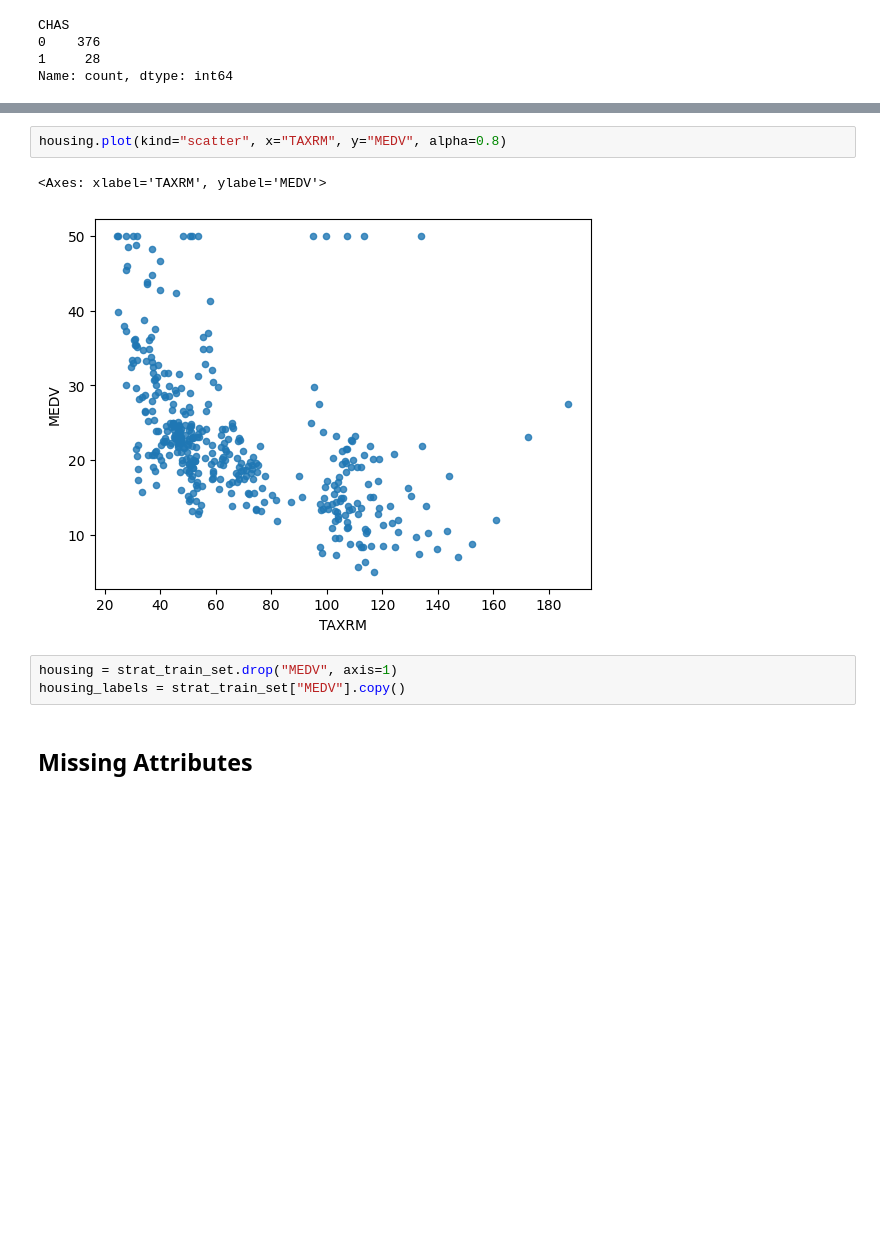
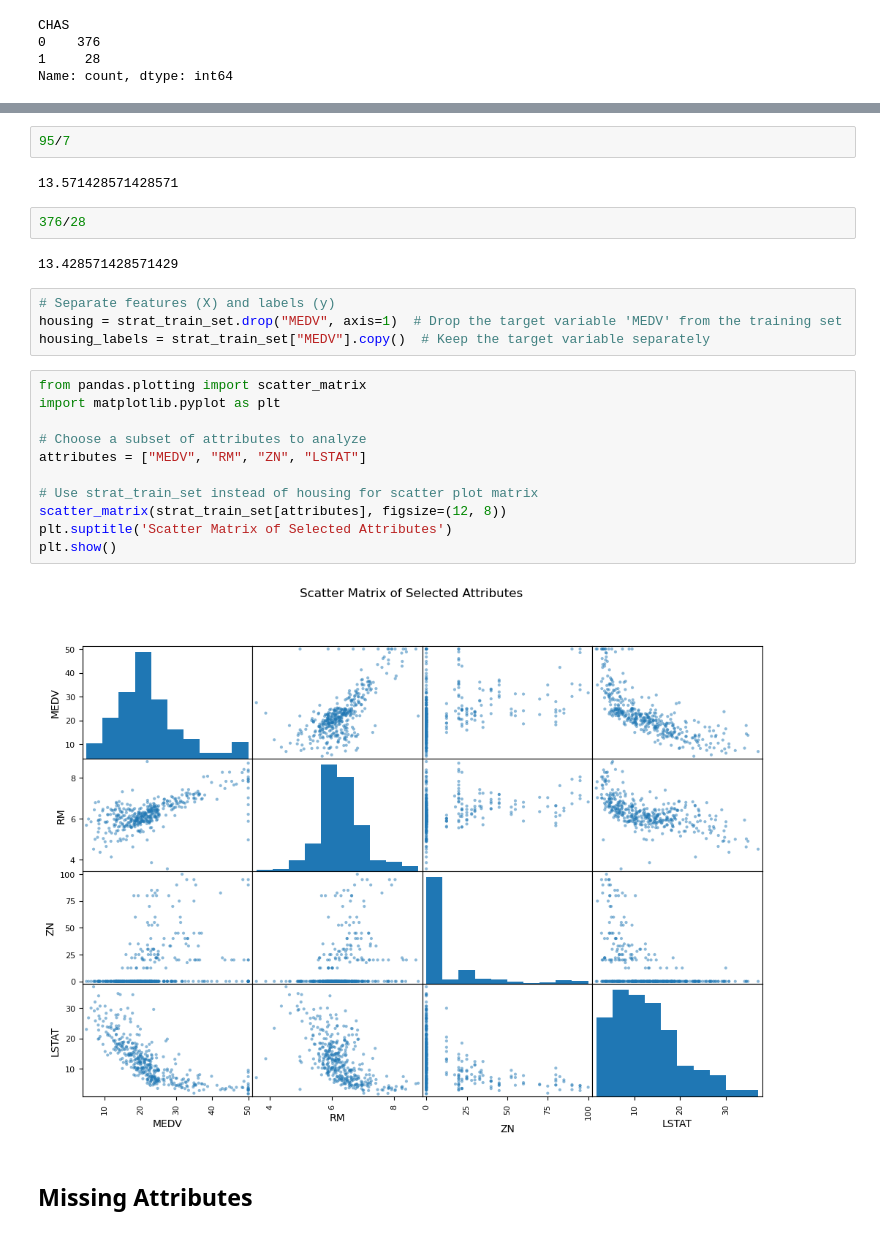
Before and after one commit to HarishLoni/HousePrice_Predictor, a Jupyter notebook: Trained Model/Dragon Real Estates.ipynb, the cells around one changed output, grey strips where cells are left out. Cells and saved outputs as stored; diff of their text form; blank space fills up the shorter version.

```diff
--- a/Trained Model/Dragon Real Estates.ipynb
+++ b/Trained Model/Dragon Real Estates.ipynb
@@ -174,11 +146,28 @@ Name: MEDV, dtype: float64
-# %%
-housing.plot(kind="scatter", x="TAXRM", y="MEDV", alpha=0.8)
-# %% [output]
-<Axes: xlabel='TAXRM', ylabel='MEDV'>
-[figure, removed]
-# %%
-housing = strat_train_set.drop("MEDV", axis=1)
-housing_labels = strat_train_set["MEDV"].copy()
+# %%
+95/7
+# %% [output]
+13.571428571428571
+# %%
+376/28
+# %% [output]
+13.428571428571429
+# %%
+# Separate features (X) and labels (y)
+housing = strat_train_set.drop("MEDV", axis=1)  # Drop the target variable 'MEDV' from the training set
+housing_labels = strat_train_set["MEDV"].copy()  # Keep the target variable separately
+# %%
+from pandas.plotting import scatter_matrix
+import matplotlib.pyplot as plt
+
+# Choose a subset of attributes to analyze
+attributes = ["MEDV", "RM", "ZN", "LSTAT"]
+
+# Use strat_train_set instead of housing for scatter plot matrix
+scatter_matrix(strat_train_set[attributes], figsize=(12, 8))
+plt.suptitle('Scatter Matrix of Selected Attributes')
+plt.show()
+# %% [output]
+[figure, added]
 # %% [markdown]
 ## Missing Attributes
 # %%
```
Also changed, not shown: parts of 53 cells of this notebook, 5 other files.
